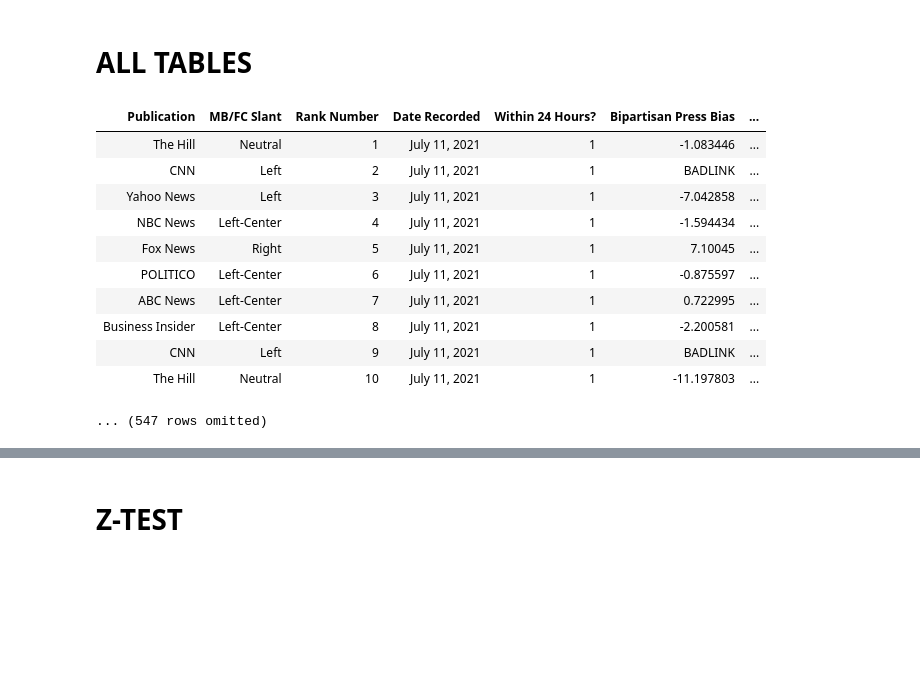
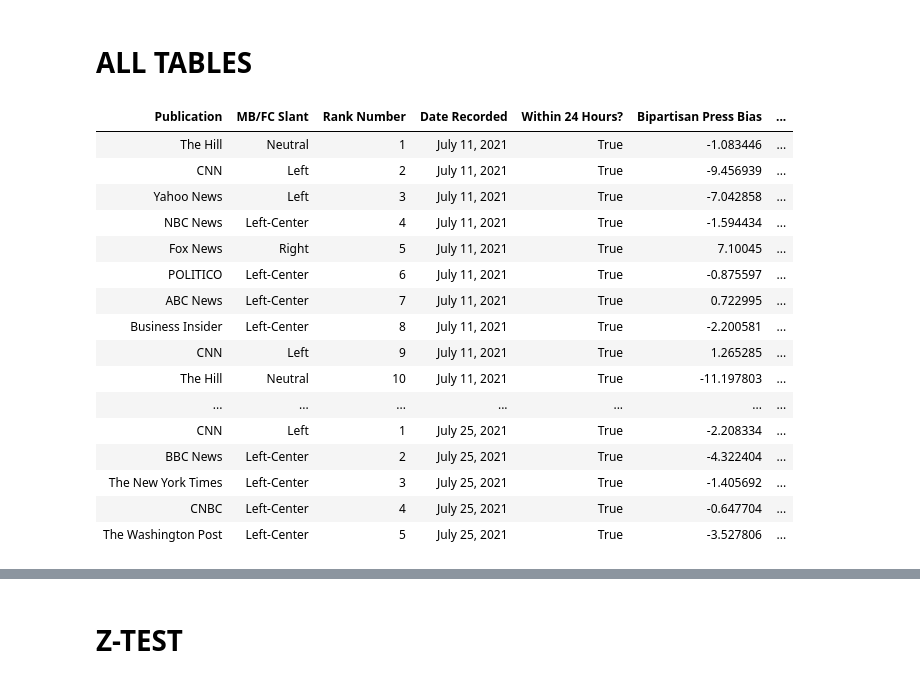
Before and after one commit to Elijah-Huang/ASDRP-2021-Summer, a Jupyter notebook: ASDRP News Bias Project.ipynb, the cells around one changed output, grey strips where cells are left out. Drawn from its saved outputs; the diff is of its cells as text; code cells hidden in the pictures; blank space fills up the shorter version.

```diff
--- a/ASDRP News Bias Project.ipynb
+++ b/ASDRP News Bias Project.ipynb
@@ -10,7 +13,7 @@ import matplotlib
 # %%
 # DO NOT run this cell twice or it will override all the data preprocessing
 # reads in each sheet of data
-data_google = Table().read_table("google.csv").drop('Headline','Article')
+data_google = Table().read_table("google.csv").drop('Headline','Article','Unnamed: 11','Need Review: LOWDATA entries that are not videos, BADLINK entries, CONSENT entries')
 data_yahoo = Table().read_table("yahoo.csv").drop('Headline','Article')
 data_apple = Table().read_table("apple.csv").drop('Top Stories','Article','Unnamed: 10','Factual Reporting','Unnamed: 12','(probably not needed)')
 data_interactive_mb = Table().read_table("interactive_mb.csv")
@@ -64,7 +67,7 @@ reliability_range = []
 bias_range = []
 audience = []
 for i in range(data_apple.num_rows): # for loop iterates through each apple row
-    publication = data_apple.column(0).item(i)
+    publication = data_apple.column('Publication').item(i)
     bool = False
     for k in range(data_interactive_mb.num_rows): # for loop iterates through each interactive MB source
         if (publication == data_interactive_mb.column(0).item(k)):
@@ -164,0 +168,10 @@ data_apple
+# %%
+# getting rid of non-number bipartisan press bias values
+data_google = data_google.where('Bipartisan Press Bias',are.not_equal_to('LOWDATA')).where('Bipartisan Press Bias',are.not_equal_to('UNK')).where('Bipartisan Press Bias',are.not_equal_to('BADLINK'))
+data_yahoo = data_yahoo.where('Bipartisan Press Bias',are.not_equal_to('LOWDATA')).where('Bipartisan Press Bias',are.not_equal_to('UNK')).where('Bipartisan Press Bias',are.not_equal_to('BADLINK')).where('Bipartisan Press Bias',are.not_equal_to('ERROR'))
+data_apple = data_apple.where('Bipartisan Press Bias',are.not_equal_to('LOWDATA')).where('Bipartisan Press Bias',are.not_equal_to('UNK')).where('Bipartisan Press Bias',are.not_equal_to('BADLINK')).where('Bipartisan Press Bias',are.not_equal_to('CONSENT'))
+# %%
+# converting float bipartisan press biases to integers
+data_google = data_google.with_column('Bipartisan Press Bias (float)',data_google.column('Bipartisan Press Bias').astype(np.float))
+data_yahoo = data_yahoo.with_column('Bipartisan Press Bias (float)',data_yahoo.column('Bipartisan Press Bias').astype(np.float))
+data_apple = data_apple.with_column('Bipartisan Press Bias (float)',data_apple.column('Bipartisan Press Bias').astype(np.float))
@@ -165,18 +245,23 @@ data_apple
 # %% [markdown]
 # ALL TABLES
 # %%
-data_google
+data_google.show()
 # %% [output]
 | Publication | MB/FC Slant | Rank Number | Date Recorded | Within 24 Hours? | Bipartisan Press Bias | ... |
-| The Hill | Neutral | 1 | July 11, 2021 | 1 | -1.083446 | ... |
-| CNN | Left | 2 | July 11, 2021 | 1 | BADLINK | ... |
-| Yahoo News | Left | 3 | July 11, 2021 | 1 | -7.042858 | ... |
-| NBC News | Left-Center | 4 | July 11, 2021 | 1 | -1.594434 | ... |
-| Fox News | Right | 5 | July 11, 2021 | 1 | 7.10045 | ... |
-| POLITICO | Left-Center | 6 | July 11, 2021 | 1 | -0.875597 | ... |
-| ABC News | Left-Center | 7 | July 11, 2021 | 1 | 0.722995 | ... |
-| Business Insider | Left-Center | 8 | July 11, 2021 | 1 | -2.200581 | ... |
-| CNN | Left | 9 | July 11, 2021 | 1 | BADLINK | ... |
-| The Hill | Neutral | 10 | July 11, 2021 | 1 | -11.197803 | ... |
+| The Hill | Neutral | 1 | July 11, 2021 | True | -1.083446 | ... |
+| CNN | Left | 2 | July 11, 2021 | True | -9.456939 | ... |
+| Yahoo News | Left | 3 | July 11, 2021 | True | -7.042858 | ... |
+| NBC News | Left-Center | 4 | July 11, 2021 | True | -1.594434 | ... |
+| Fox News | Right | 5 | July 11, 2021 | True | 7.10045 | ... |
+| POLITICO | Left-Center | 6 | July 11, 2021 | True | -0.875597 | ... |
+| ABC News | Left-Center | 7 | July 11, 2021 | True | 0.722995 | ... |
+| Business Insider | Left-Center | 8 | July 11, 2021 | True | -2.200581 | ... |
+| CNN | Left | 9 | July 11, 2021 | True | 1.265285 | ... |
+| The Hill | Neutral | 10 | July 11, 2021 | True | -11.197803 | ... |
+| ... | ... | ... | ... | ... | ... | ... |
+| CNN | Left | 1 | July 25, 2021 | True | -2.208334 | ... |
+| BBC News | Left-Center | 2 | July 25, 2021 | True | -4.322404 | ... |
+| The New York Times | Left-Center | 3 | July 25, 2021 | True | -1.405692 | ... |
+| CNBC | Left-Center | 4 | July 25, 2021 | True | -0.647704 | ... |
+| The Washington Post | Left-Center | 5 | July 25, 2021 | True | -3.527806 | ... |
-... (547 rows omitted)
 # %%
```
Also changed, not shown: parts of 31 cells of this notebook.
